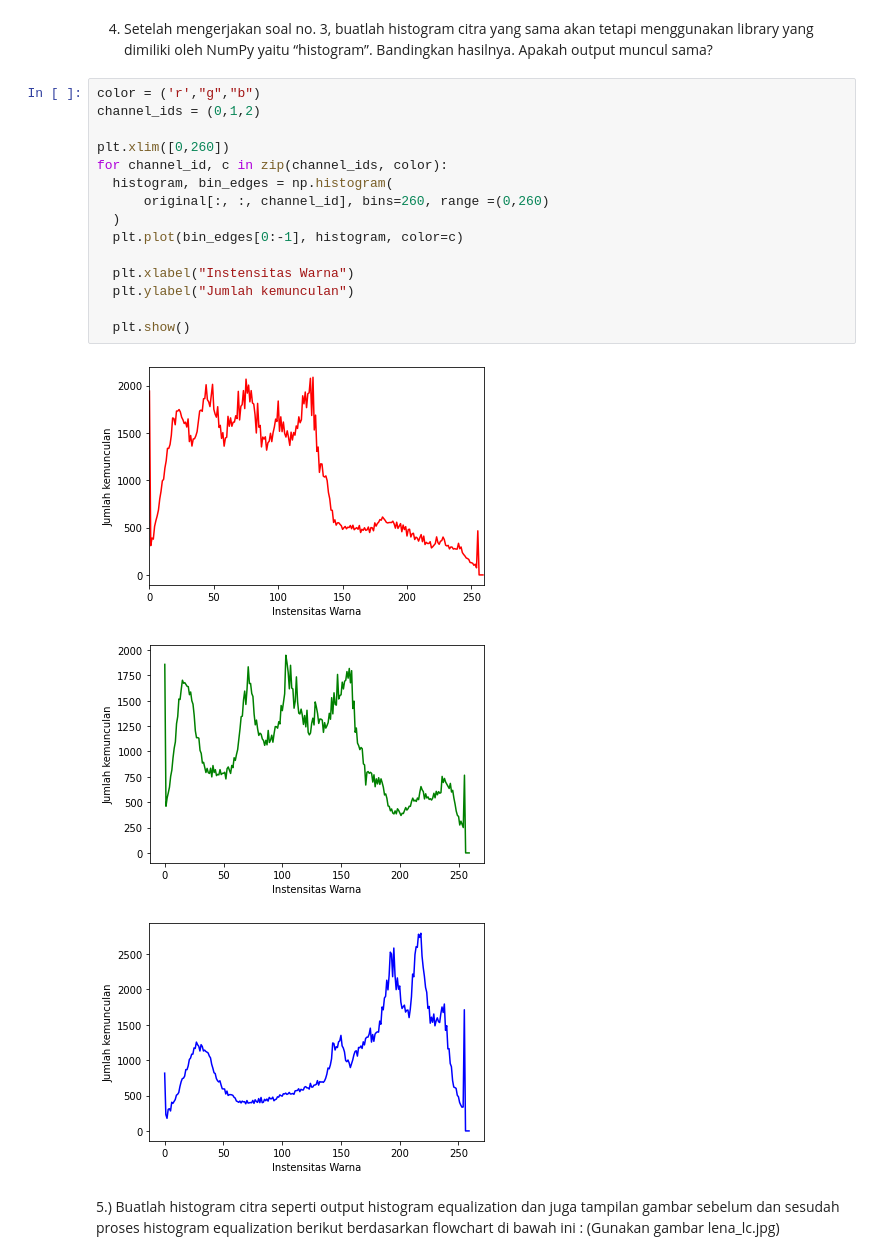
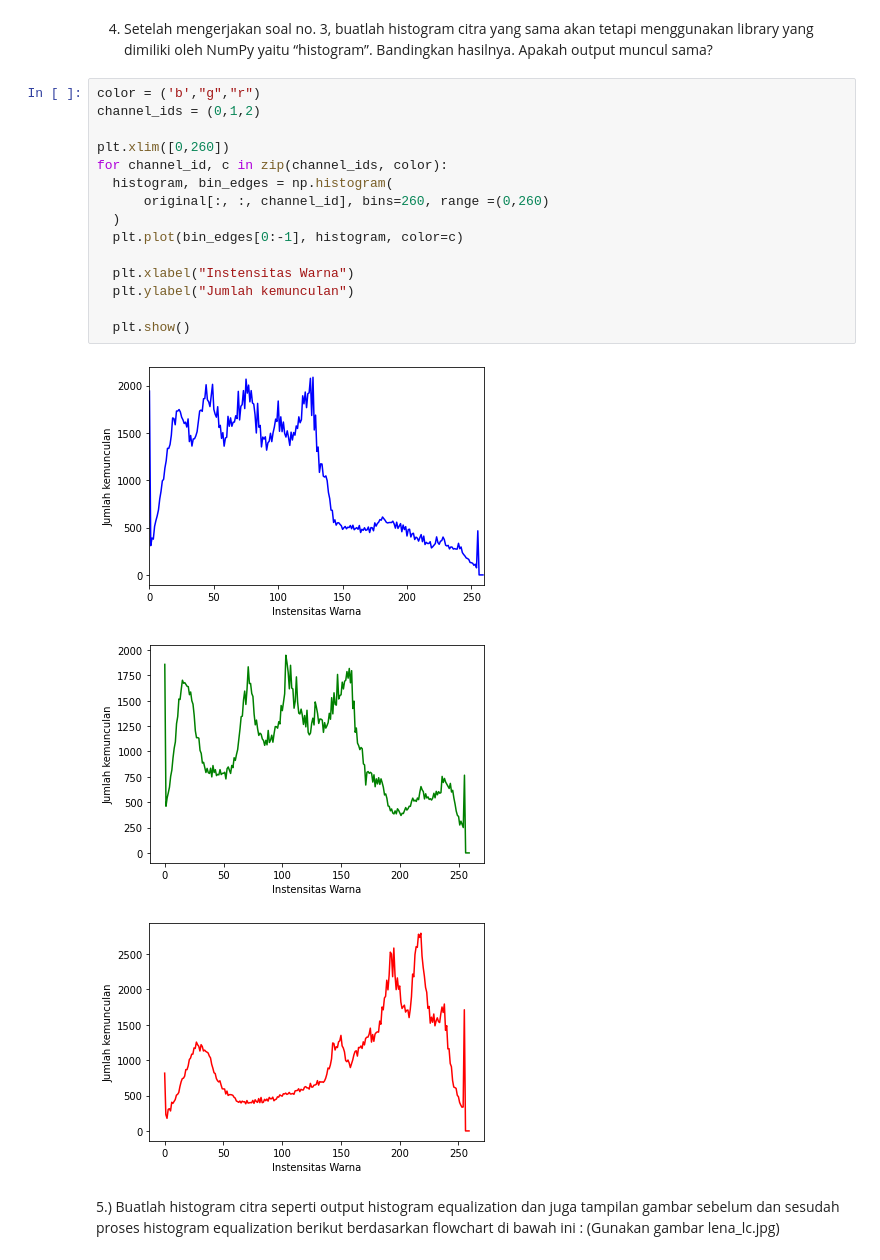
Before and after one commit to novita824/PCVK_Genap_2023, a Jupyter notebook: Week6.ipynb, the cells around one changed output. Cells and saved outputs as stored; diff of their text form.

```diff
--- a/Week6.ipynb
+++ b/Week6.ipynb
@@ -49,24 +49,24 @@ axs[2].bar(angka, blue, color='blue')
 menggunakan library yang dimiliki oleh NumPy yaitu “histogram”. Bandingkan
 hasilnya. Apakah output muncul sama?
 # %%
-color = ('r',"g","b")
+color = ('b',"g","r")
 channel_ids = (0,1,2)
 
 plt.xlim([0,260])
 for channel_id, c in zip(channel_ids, color):
   histogram, bin_edges = np.histogram(
       original[:, :, channel_id], bins=260, range =(0,260)
   )
   plt.plot(bin_edges[0:-1], histogram, color=c)
 
   plt.xlabel("Instensitas Warna")
   plt.ylabel("Jumlah kemunculan")
 
   plt.show()
 # %% [output]
-[figure, old version]
+[figure, new version]
 [figure]
-[figure, old version]
+[figure, new version]
 # %% [markdown]
 5.) Buatlah histogram citra seperti output histogram equalization dan juga tampilan
 gambar sebelum dan sesudah proses histogram equalization berikut berdasarkan
```
Also changed, not shown: parts of 1 cell of this notebook.
